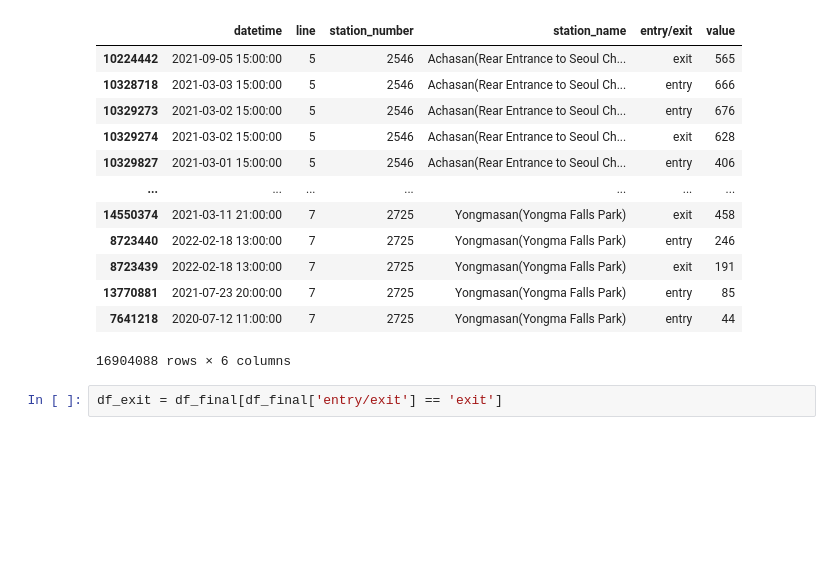
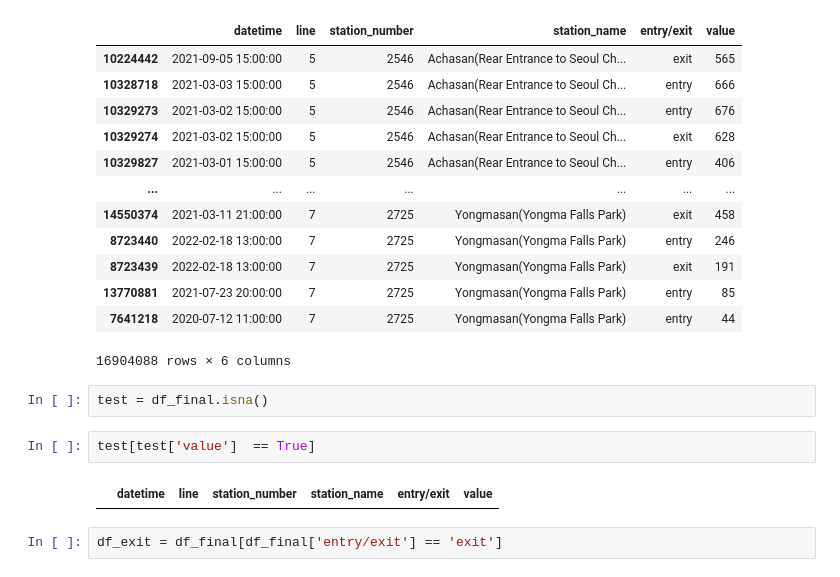
Before and after one commit to Arizona3000/metro_seoul, a Jupyter notebook: notebooks/lstm_model.ipynb, the cells around one changed output. Drawn from its saved outputs; the diff is of its cells as text; blank space fills up the shorter version.

```diff
--- a/notebooks/lstm_model.ipynb
+++ b/notebooks/lstm_model.ipynb
@@ -77,6 +77,12 @@ df_final.sort_values(by = 'station_name')
 | 13770881 | 2021-07-23 20:00:00 | 7 | 2725 | Yongmasan(Yongma Falls Park) | entry | 85 |
 | 7641218 | 2020-07-12 11:00:00 | 7 | 2725 | Yongmasan(Yongma Falls Park) | entry | 44 |
 16904088 rows × 6 columns
+# %%
+test = df_final.isna()
+# %%
+test[test['value']  == True]
+# %% [output]
+|  | datetime | line | station_number | station_name | entry/exit | value |
 # %%
 df_exit = df_final[df_final['entry/exit'] == 'exit']
 # %%
```
Also changed, not shown: parts of 5 cells of this notebook.
